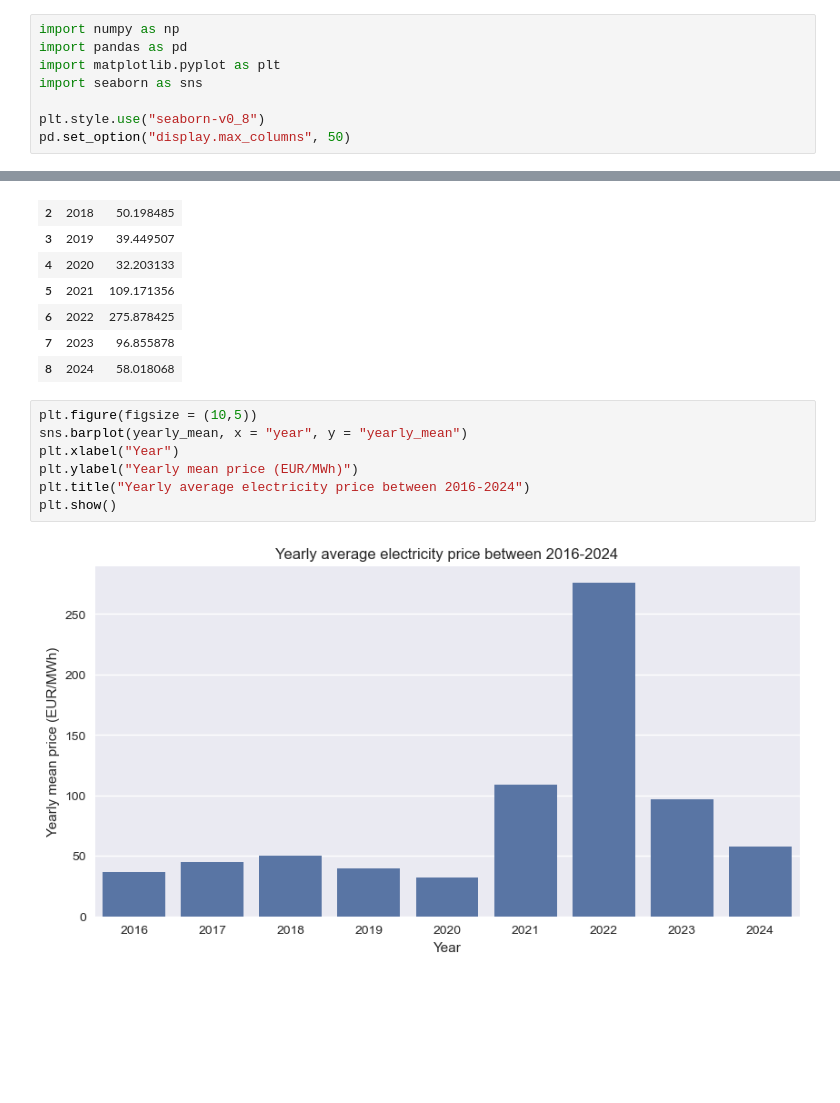
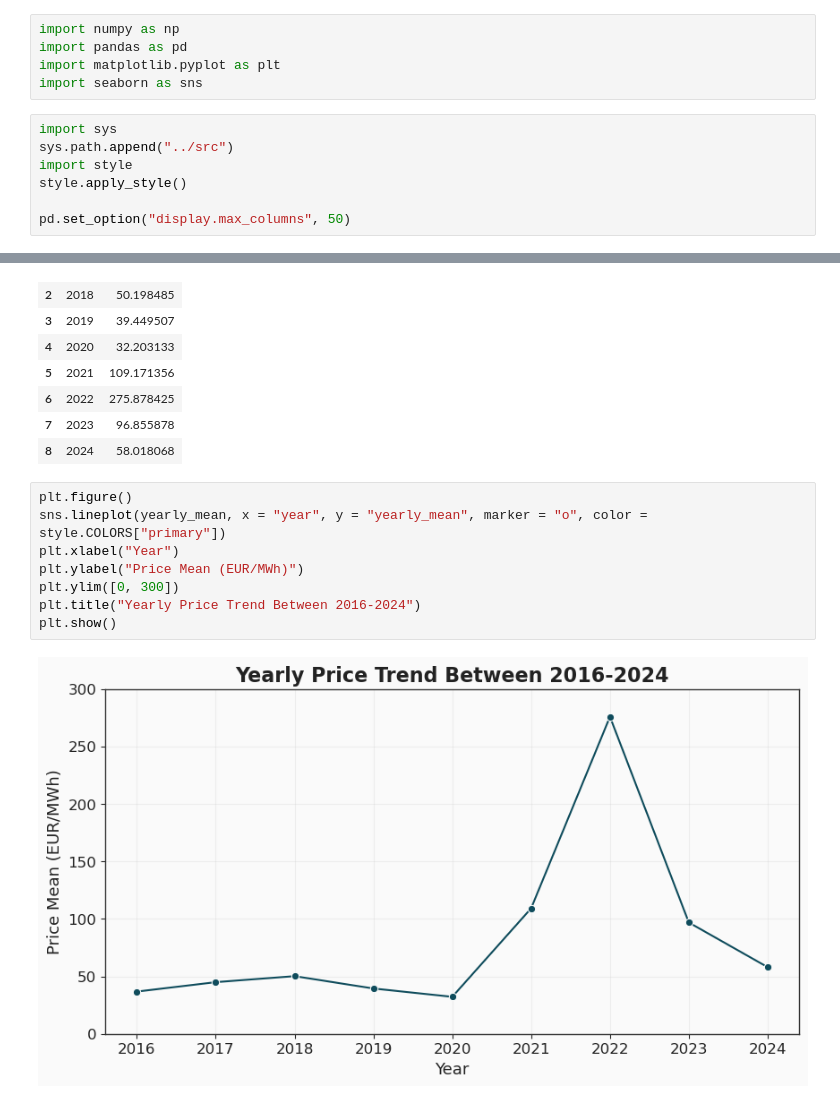
Before and after one commit to LisaBianConti/electricity-price-forecasting, a Jupyter notebook: notebooks/02_eda_temporal.ipynb, the cells around one changed output, grey strips where cells are left out. Saved outputs shown, nothing was run; the diff lists cells and outputs as text; blank space fills up the shorter version.

```diff
--- a/notebooks/02_eda_temporal.ipynb
+++ b/notebooks/02_eda_temporal.ipynb
@@ -15,9 +18,13 @@ import numpy as np
 import pandas as pd
 import matplotlib.pyplot as plt
 import seaborn as sns
-
-plt.style.use("seaborn-v0_8")
-pd.set_option("display.max_columns", 50)
+# %%
+import sys
+sys.path.append("../src")
+import style
+style.apply_style()
+
+pd.set_option("display.max_columns", 50)
 # %%
 df_alls = pd.read_parquet("../data/processed/df_alls_cleaned.parquet")
 # %%
@@ -190,14 +199,15 @@ yearly_mean
 | 7 | 2023 | 96.855878 |
 | 8 | 2024 | 58.018068 |
 # %%
-plt.figure(figsize = (10,5))
-sns.barplot(yearly_mean, x = "year", y = "yearly_mean")
+plt.figure()
+sns.lineplot(yearly_mean, x = "year", y = "yearly_mean", marker = "o", color = style.COLORS["primary"])
 plt.xlabel("Year")
-plt.ylabel("Yearly mean price (EUR/MWh)")
-plt.title("Yearly average electricity price between 2016-2024")
+plt.ylabel("Price Mean (EUR/MWh)")
+plt.ylim([0, 300])
+plt.title("Yearly Price Trend Between 2016-2024")
 plt.show()
 # %% [output]
-[figure, old version]
+[figure, new version]
 # %% [markdown]
 A strong structural shift is visible across years:
 
```
Also changed, not shown: parts of 31 cells of this notebook, 1 other file.
